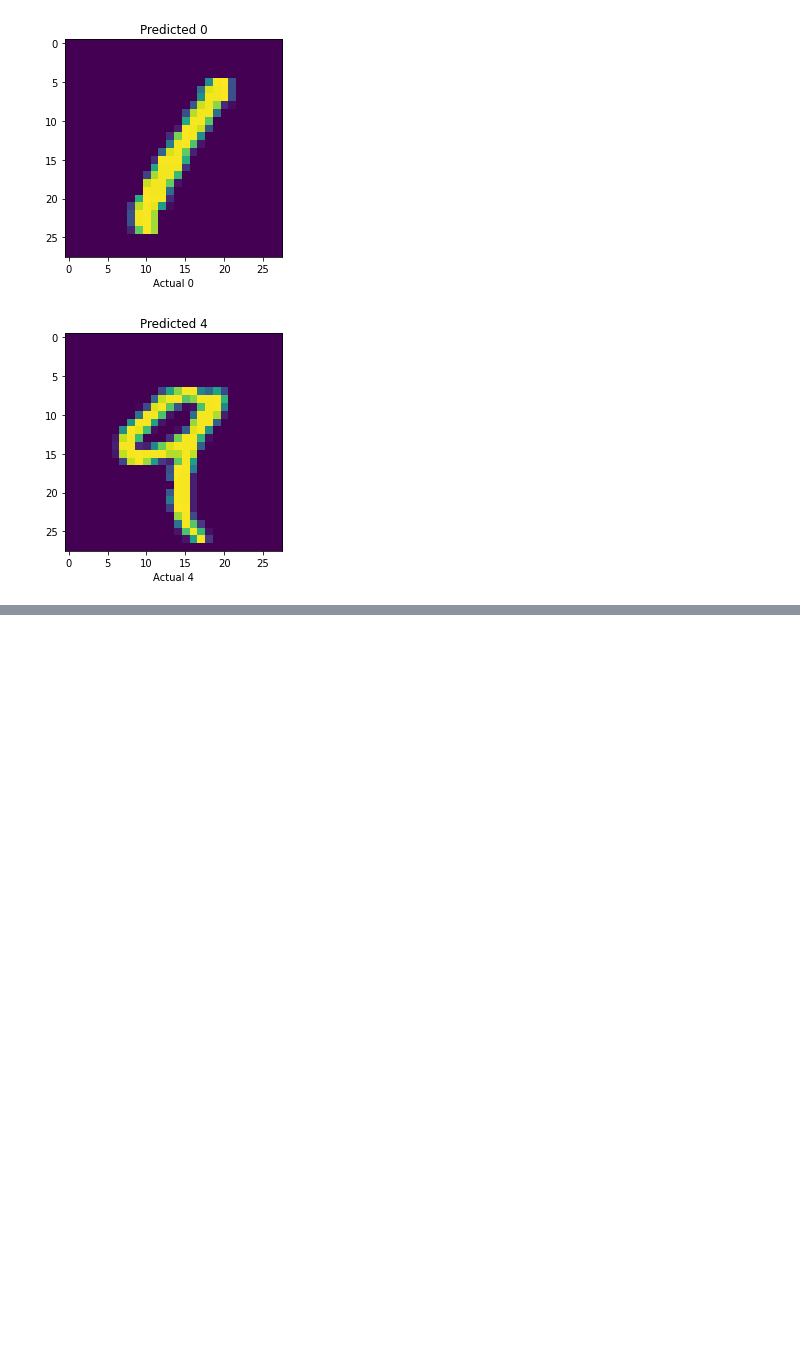
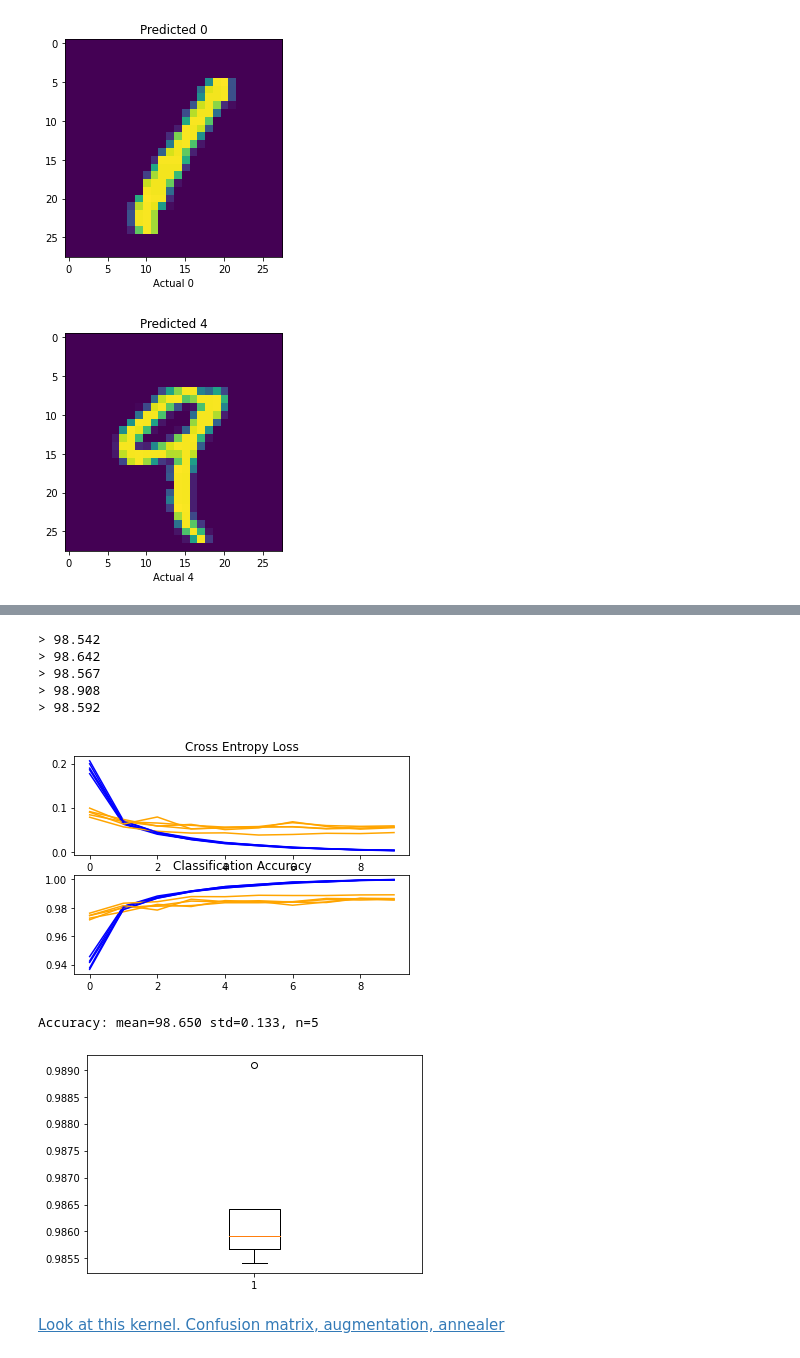
Before and after one commit to Atharva-77/ML-Kaggle--Projects-Datasets, a Jupyter notebook: MNIST/MNIST.ipynb, the cells around one changed output, grey strips where cells are left out. Drawn from its saved outputs; the diff is of its cells as text; code cells hidden in the pictures; blank space fills up the shorter version.

```diff
--- a/MNIST/MNIST.ipynb
+++ b/MNIST/MNIST.ipynb
@@ -80,0 +258,10 @@ for i in range(5):
+# %%
+def prep_pixels(train, test):
+	# convert from integers to floats
+	train_norm = train.astype('float32')
+	test_norm = test.astype('float32')
+	# normalize to range 0-1
+	train_norm = train_norm / 255.0
+	test_norm = test_norm / 255.0
+	# return normalized images
+	return train_norm, test_norm
@@ -80,0 +300,46 @@ for i in range(5):
+# %%
+def summarize_diagnostics(histories):
+	for i in range(len(histories)):
+		# plot loss
+		pyplot.subplot(2, 1, 1)
+		pyplot.title('Cross Entropy Loss')
+		pyplot.plot(histories[i].history['loss'], color='blue', label='train')
+		pyplot.plot(histories[i].history['val_loss'], color='orange', label='test')
+		# plot accuracy
+		pyplot.subplot(2, 1, 2)
+		pyplot.title('Classification Accuracy')
+		pyplot.plot(histories[i].history['accuracy'], color='blue', label='train')
+		pyplot.plot(histories[i].history['val_accuracy'], color='orange', label='test')
+	pyplot.show()
+# %%
+def summarize_performance(scores):
+	# print summary
+	print('Accuracy: mean=%.3f std=%.3f, n=%d' % (mean(scores)*100, std(scores)*100, len(scores)))
+	# box and whisker plots of results
+	pyplot.boxplot(scores)
+	pyplot.show()
+# %%
+def run_test_harness():
+	# load dataset
+	trainX, trainY, testX, testY = load_dataset()
+	# prepare pixel data
+	trainX, testX = prep_pixels(trainX, testX)
+	# evaluate model
+	scores, histories = evaluate_model(trainX, trainY)
+	# learning curves
+	summarize_diagnostics(histories)
+	# summarize estimated performance
+	summarize_performance(scores)
+# %%
+run_test_harness()
+# %% [output]
+> 98.542
+> 98.642
+> 98.567
+> 98.908
+> 98.592
+[figure, added]
+Accuracy: mean=98.650 std=0.133, n=5
+[figure, added]
+# %% [markdown]
+[Look at this kernel. Confusion matrix, augmentation, annealer](https://www.kaggle.com/yassineghouzam/introduction-to-cnn-keras-0-997-top-6)
```
Also changed, not shown: parts of 15 cells of this notebook.
